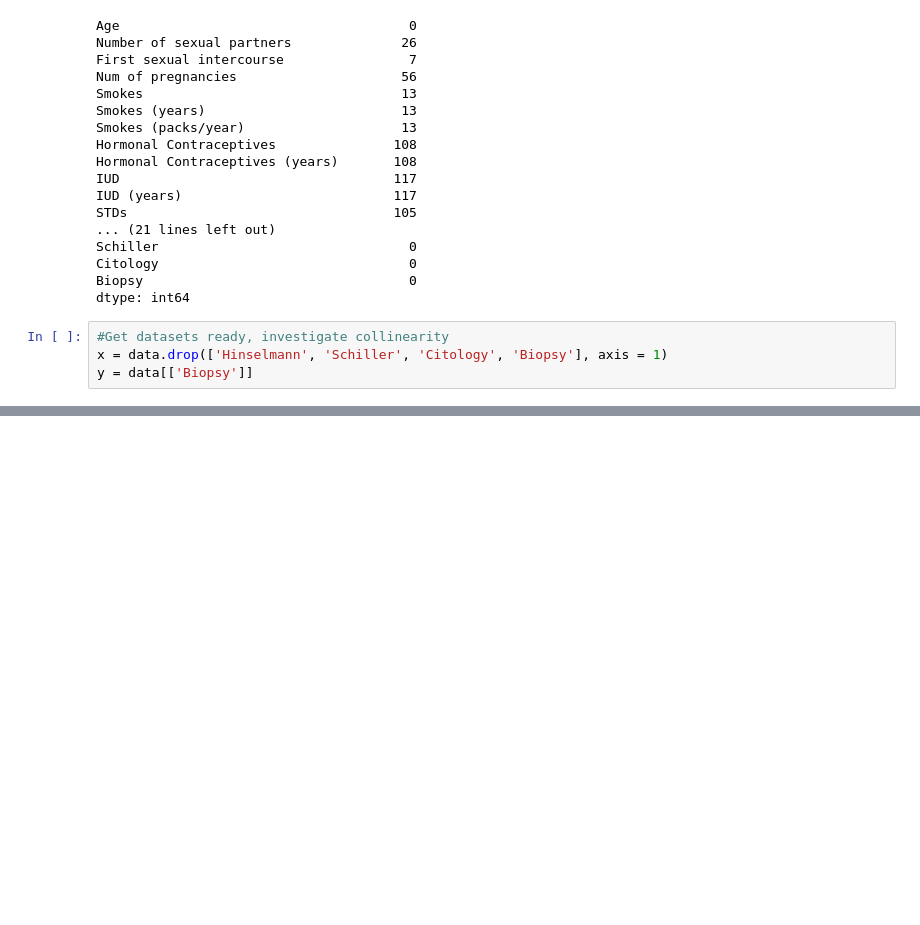
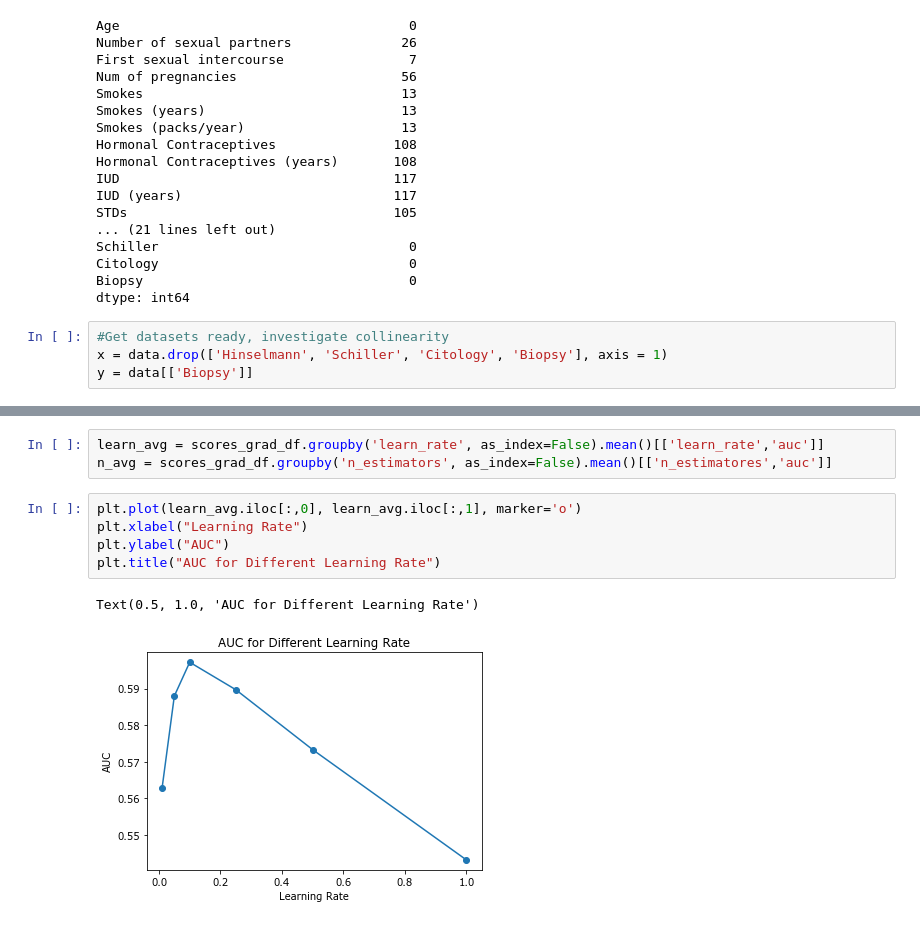
Before and after one commit to kathyxiong/stat_learning_case_study, a Jupyter notebook: freyder_classification_boosting.ipynb, the cells around one changed output, grey strips where cells are left out. Cells and saved outputs as stored; diff of their text form; blank space fills up the shorter version.

```diff
--- a/freyder_classification_boosting.ipynb
+++ b/freyder_classification_boosting.ipynb
@@ -58,0 +76,11 @@ array([0.88953488, 0.91860465, 0.91860465, 0.92982456, 0.9005848 ])
+# %%
+learn_avg = scores_grad_df.groupby('learn_rate', as_index=False).mean()[['learn_rate','auc']]
+n_avg = scores_grad_df.groupby('n_estimators', as_index=False).mean()[['n_estimatores','auc']]
+# %%
+plt.plot(learn_avg.iloc[:,0], learn_avg.iloc[:,1], marker='o')
+plt.xlabel("Learning Rate")
+plt.ylabel("AUC")
+plt.title("AUC for Different Learning Rate")
+# %% [output]
+Text(0.5, 1.0, 'AUC for Different Learning Rate')
+[figure, added]
```
Also changed, not shown: parts of 18 cells of this notebook, 1 other file.
